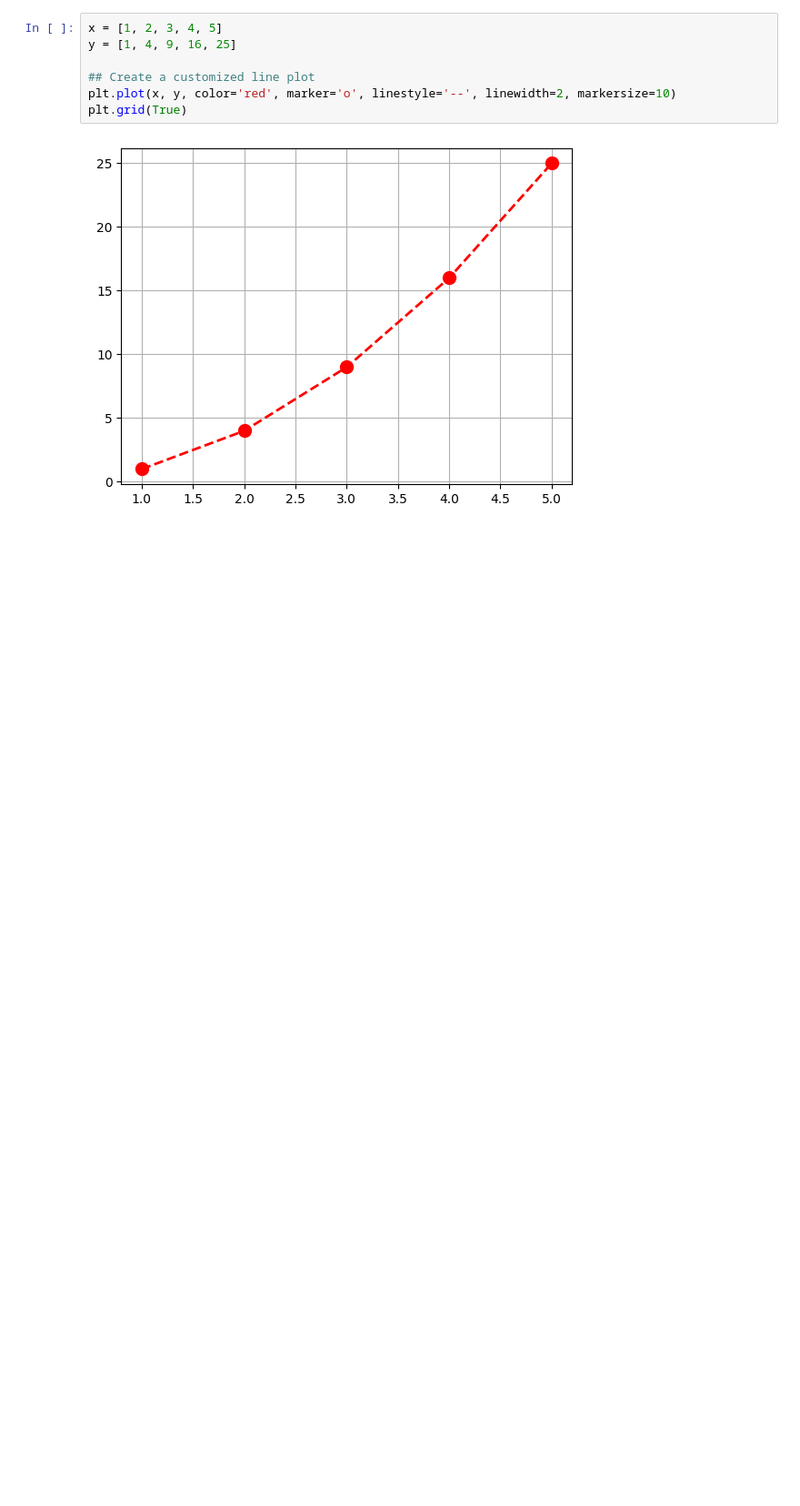
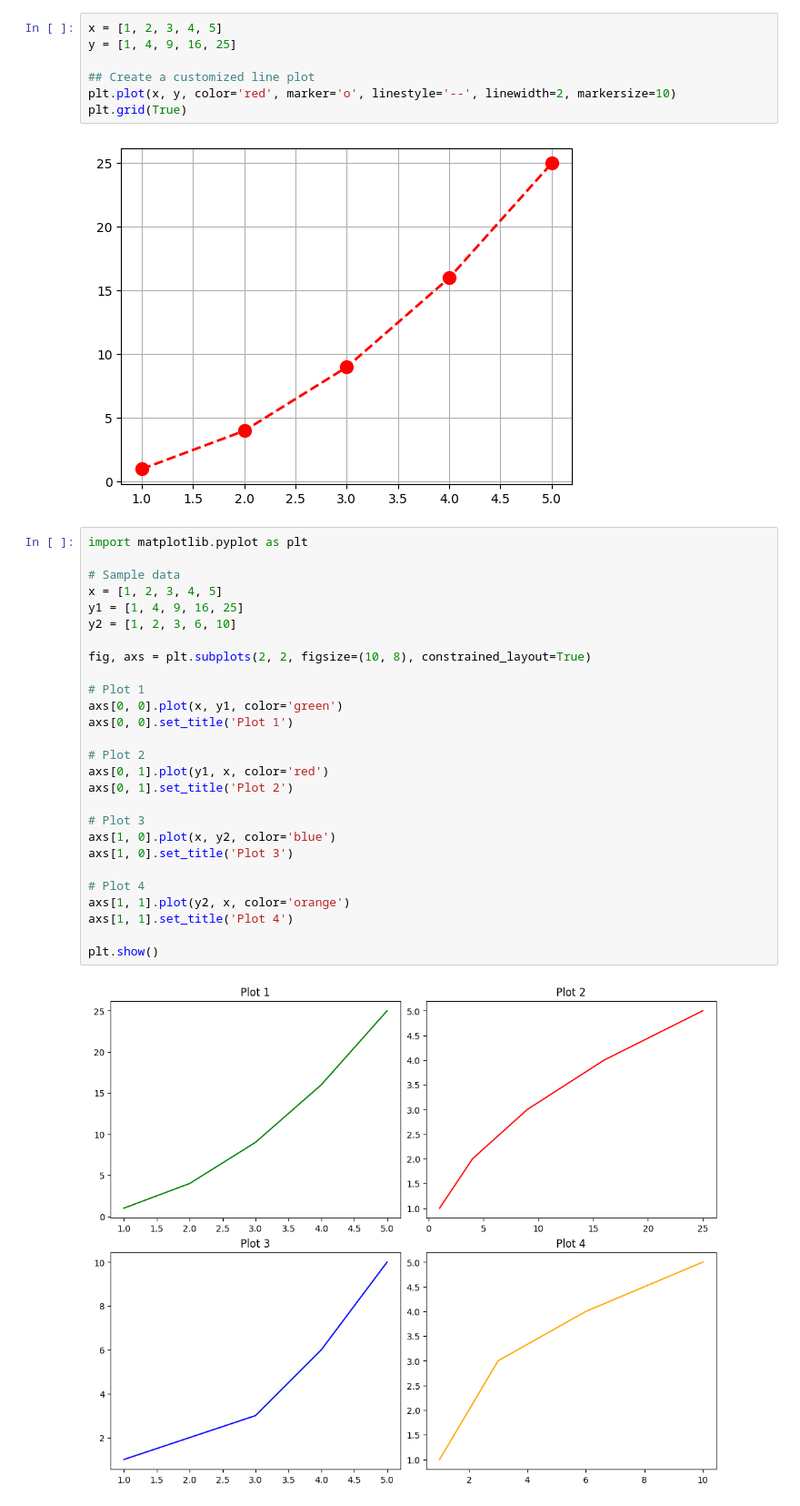
Before and after one commit to cyrolux123/Machine-Learning-Detailed, a Jupyter notebook: Data Analysis With Python/matplotlib.ipynb, the cells around one changed output. Shown at 91% size. Cells and saved outputs as stored; diff of their text form; blank space fills up the shorter version.

```diff
--- a/Data Analysis With Python/matplotlib.ipynb
+++ b/Data Analysis With Python/matplotlib.ipynb
@@ -43,3 +43,32 @@ plt.plot(x, y, color='red', marker='o', linestyle='--', linewidth=2, markersize=
 plt.grid(True)
 # %% [output]
 [figure]
+# %%
+import matplotlib.pyplot as plt
+
+# Sample data
+x = [1, 2, 3, 4, 5]
+y1 = [1, 4, 9, 16, 25]
+y2 = [1, 2, 3, 6, 10]
+
+fig, axs = plt.subplots(2, 2, figsize=(10, 8), constrained_layout=True)
+
+# Plot 1
+axs[0, 0].plot(x, y1, color='green')
+axs[0, 0].set_title('Plot 1')
+
+# Plot 2
+axs[0, 1].plot(y1, x, color='red')
+axs[0, 1].set_title('Plot 2')
+
+# Plot 3
+axs[1, 0].plot(x, y2, color='blue')
+axs[1, 0].set_title('Plot 3')
+
+# Plot 4
+axs[1, 1].plot(y2, x, color='orange')
+axs[1, 1].set_title('Plot 4')
+
+plt.show()
+# %% [output]
+[figure, added]
```
Also changed, not shown: parts of 3 cells of this notebook.
